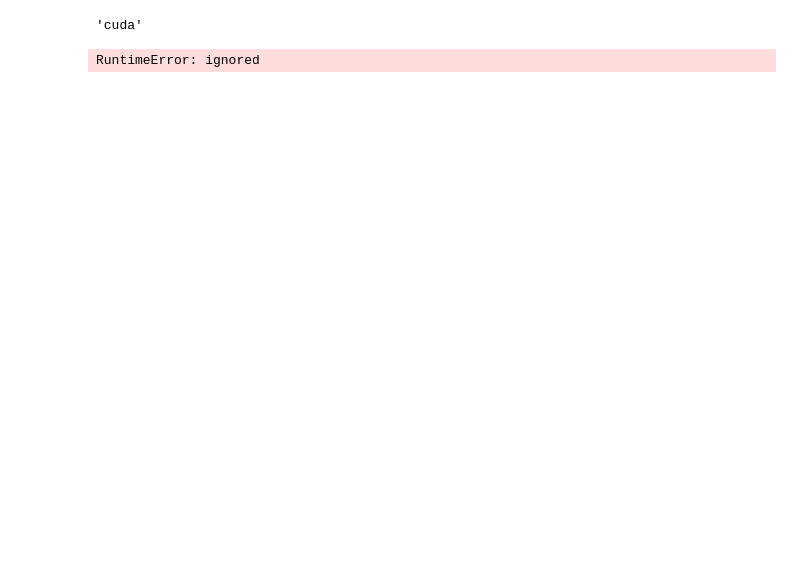
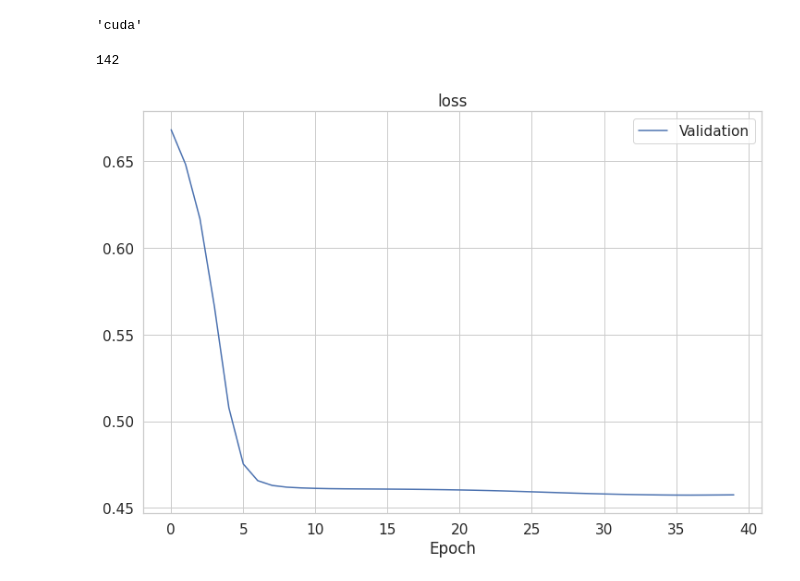
Before and after one commit to prosvirinKir/rzd, a Jupyter notebook: RNN.ipynb, the cells around one changed output. Drawn from its saved outputs; the diff is of its cells as text; code cells hidden in the pictures; blank space fills up the shorter version.

```diff
--- a/RNN.ipynb
+++ b/RNN.ipynb
@@ -148,5 +173,7 @@ torch.Size([128, 5, 149]) torch.Size([128, 1])
 # %%
 def training(model, criterion, optimizer, num_epochs, train_dl, test_dl, max_grad_norm=2):
+    val_losses = []
+
     for e in trange(num_epochs, leave=False):
         model.train()
         num_iter = 0
@@ -162,7 +189,7 @@ def training(model, criterion, optimizer, num_epochs, train_dl, test_dl, max_gra
             # print('labels.shape =', labels.shape)
             # print('labels[0] =', labels[0])
             prediction = model(input_embeds)
-            loss = criterion(prediction[:,0], labels)
+            loss = criterion(prediction, labels)
             loss.backward()
             if max_grad_norm is not None:
                 torch.nn.utils.clip_grad_norm_(model.parameters(), max_grad_norm)
@@ -179,12 +206,13 @@ def training(model, criterion, optimizer, num_epochs, train_dl, test_dl, max_gra
                 input_embeds = X_batch.to(device)
                 labels = y_batch.to(device).flatten()
                 prediction = model(input_embeds)
-                valid_loss += criterion(prediction[:,0], labels)
+                valid_loss += criterion(prediction, labels)
                 correct += (labels == prediction.argmax(-1)).float().sum()
                 num_objs += len(labels)
                 num_iter += 1
-
-        print(f"Valid Loss: {valid_loss / num_iter}, accuracy: {correct/num_objs}")
+        val_losses.append(valid_loss / num_iter)
+        #print(f"Valid Loss: {valid_loss / num_iter}, accuracy: {correct/num_objs}")
+    return val_losses
 # %%
 class GRU(nn.Module):
     def __init__(self, embed_size, hidden_size):
@@ -246,4 +276,8 @@ device = "cuda" if torch.cuda.is_available() else "cpu"
 device
 # %% [output]
 'cuda'
+# %%
+len(list(data_frame))
+# %% [output]
+142
 # %%
@@ -257,5 +291,14 @@ num_epochs = 20
 max_grad_norm = 1.0
 # %%
-training(model, criterion, optimizer, num_epochs, train_dl, test_dl, max_grad_norm)
+val_losses = training(model, criterion, optimizer, num_epochs, train_dl, test_dl, max_grad_norm)
-# %% [output]
-RuntimeError: ignored
+# %%
+plt.figure(figsize=(12, 8))
+# plt.plot(np.arange(len(train_losses) - 1), train_losses[1:], label='Train')
+plt.plot(np.arange(len(val_losses) ), val_losses, label='Validation')
+
+plt.xlabel('Epoch')
+plt.title('loss')
+plt.legend()
+plt.show()
+# %% [output]
+[figure, added]
```
Also changed, not shown: parts of 33 cells of this notebook.
